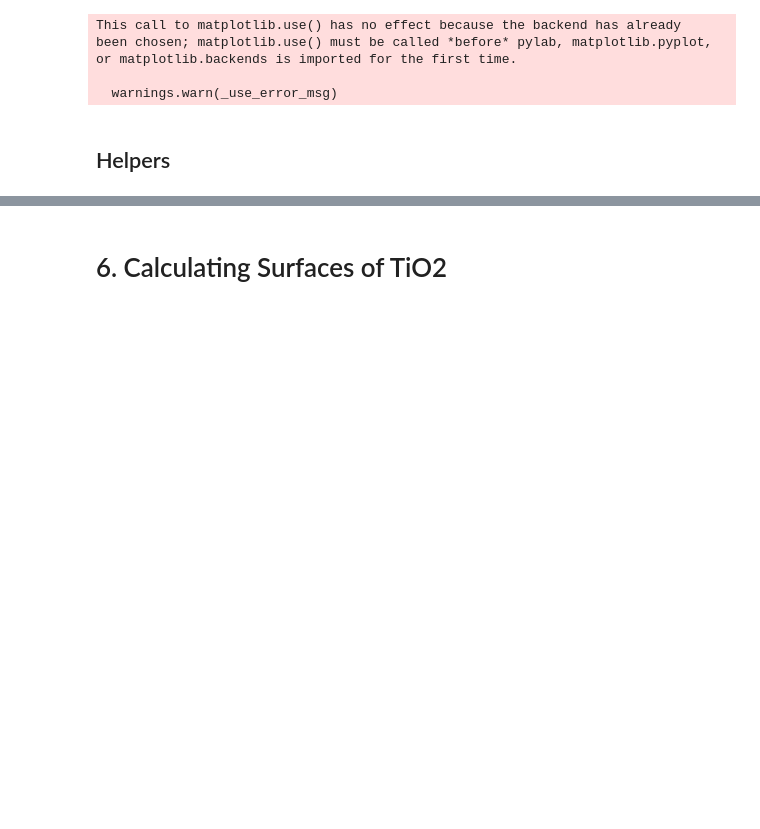
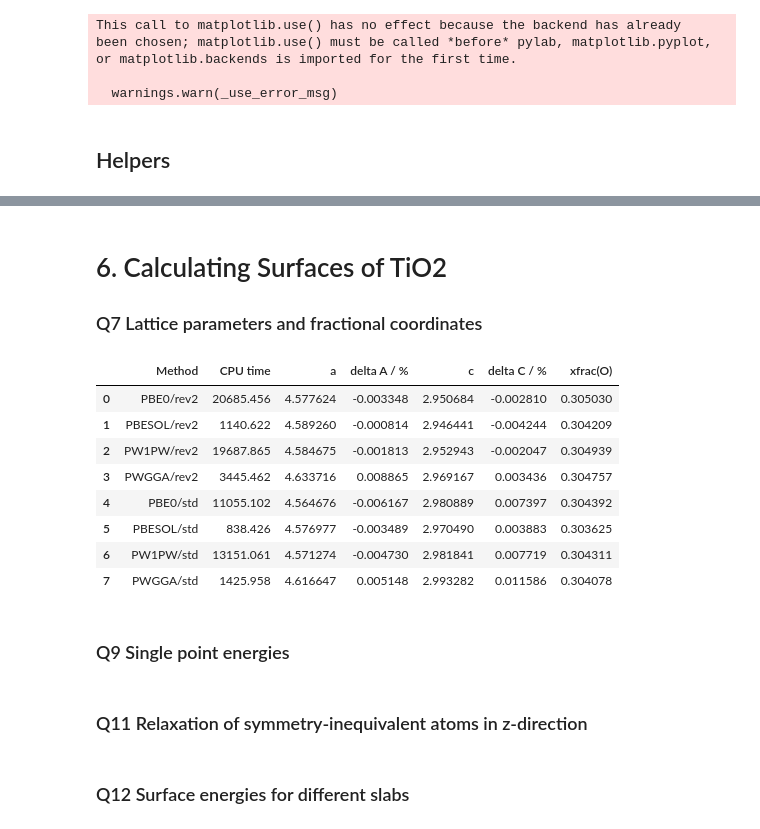
Before and after one commit to tomfroembgen/WP12, a Jupyter notebook: 3_bredow/wp12_3.ipynb, the cells around one changed output, grey strips where cells are left out. Cells and saved outputs as stored; diff of their text form; code cells hidden in the pictures; blank space fills up the shorter version.

```diff
--- a/3_bredow/wp12_3.ipynb
+++ b/3_bredow/wp12_3.ipynb
@@ -167,2 +279,61 @@ df.to_csv(save_loc, index=False)
 # %% [markdown]
 # 6. Calculating Surfaces of TiO2
+### Q7 Lattice parameters and fractional coordinates
+# %%
+def getFileList():
+    filelist = []
+    for file in sorted(Path("./ex2/opt").rglob("*.out")):
+        filelist.append(file)
+
+    if len(filelist) == 0:
+        sys.exit("No '*data' files found.")
+
+    return filelist
+
+
+data = []
+flist = getFileList()
+a_exp = 4.593 # experimental lattice parameter
+c_exp = 2.959 # experimental lattice parameter
+for i, file in enumerate(flist):
+    with open(file) as f:
+        for line in f:
+            if "    TOTAL CPU TIME =" in line:
+                time = float(line.split()[4])
+            if "         A              B              C           ALPHA      BETA       GAMMA" in line:
+                test = next(f)
+                a = float(test.split()[0])
+                a_dev = (a / a_exp) - 1
+                c = float(test.split()[2])
+                c_dev = (c / c_exp) - 1
+            if "      3 T   8 O     3" in line:
+                ofrac = float(line.split()[4])
+
+    func = str(file.parent).split("/")[3]
+    bas = str(file.parent).split("/")[2]
+    method = func.upper()+"/"+bas
+    data.append([method, time, a, a_dev, c, c_dev, ofrac])
+
+cols = ["Method", "CPU time", "a", "delta A / %", "c", "delta C / %", "xfrac(O)"]
+df = pd.DataFrame(columns=cols, data=data)
+display(df)
+
+# save to csv
+save_loc = os.path.join(os.path.realpath("."), "ex2/tio2-relax.csv")
+df.to_csv(save_loc, index=False)
+# %% [output]
+|  | Method | CPU time | a | delta A / % | c | delta C / % | xfrac(O) |
+| 0 | PBE0/rev2 | 20685.456 | 4.577624 | -0.003348 | 2.950684 | -0.002810 | 0.305030 |
+| 1 | PBESOL/rev2 | 1140.622 | 4.589260 | -0.000814 | 2.946441 | -0.004244 | 0.304209 |
+| 2 | PW1PW/rev2 | 19687.865 | 4.584675 | -0.001813 | 2.952943 | -0.002047 | 0.304939 |
+| 3 | PWGGA/rev2 | 3445.462 | 4.633716 | 0.008865 | 2.969167 | 0.003436 | 0.304757 |
+| 4 | PBE0/std | 11055.102 | 4.564676 | -0.006167 | 2.980889 | 0.007397 | 0.304392 |
+| 5 | PBESOL/std | 838.426 | 4.576977 | -0.003489 | 2.970490 | 0.003883 | 0.303625 |
+| 6 | PW1PW/std | 13151.061 | 4.571274 | -0.004730 | 2.981841 | 0.007719 | 0.304311 |
+| 7 | PWGGA/std | 1425.958 | 4.616647 | 0.005148 | 2.993282 | 0.011586 | 0.304078 |
+# %% [markdown]
+### Q9 Single point energies
+# %% [markdown]
+### Q11 Relaxation of symmetry-inequivalent atoms in z-direction
+# %% [markdown]
+### Q12 Surface energies for different slabs
```
Also changed, not shown: parts of 11 cells of this notebook, 5 other files.
